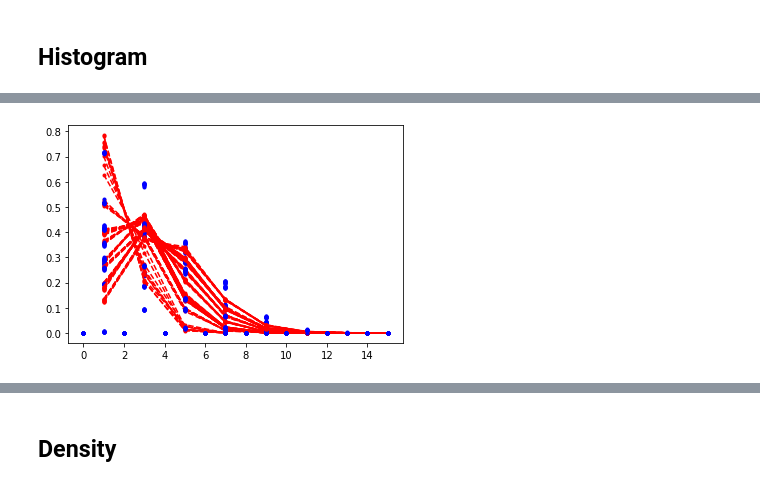
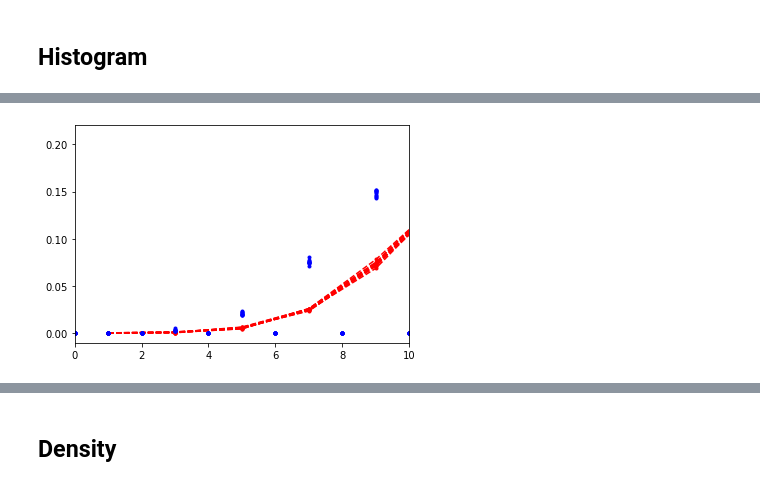
Before and after one commit to adrien-c-lopez/ctint_tutorial, a Jupyter notebook: examples/analysis.ipynb, the cells around one changed output, grey strips where cells are left out. Saved outputs shown, nothing was run; the diff lists cells and outputs as text; code cells hidden in the pictures.

```diff
--- a/examples/analysis.ipynb
+++ b/examples/analysis.ipynb
@@ -24,6 +26,7 @@ def fuse_eo(u):
 # %%
-nid = 10
-ids = np.arange(nid,dtype=int)
+nid = 1
+id0 =
+ids = np.arange(id0,id0+nid,dtype=int)
 
 files = []
 files2 = []
@@ -46,6 +49,8 @@ for id in ids:
         U.append(A['U'])
         delta.append(A['delta'])
         delta0.append(A['delta0'])
+        for i in range(Ns[-1]):
+            print(f"k0 = {A[f'k_{i}']}")
 
     with HDFArchive(files2[-1],'r') as B:
         Ns2.append(B['N'])
@@ -53,6 +58,8 @@ for id in ids:
         assert U[-1] == B['U']
         assert delta[-1] == B['delta']
         assert delta0[-1] == B['delta0']
+        for i in range(Ns2[-1]):
+            print(f"k0 = {B[f'k_{i}']}")
 
 print(f"Ns\t= {Ns}")
 print(f"Ns2\t= {Ns2}")
@@ -61,5 +68,5 @@ print(f"U\t= {U}")
 print(f"delta\t= {delta}")
 print(f"delta0\t= {delta0}")
 
-#ids = [0,3,4,5,6,7,9]
+ids = [0]
 # %% [output]
@@ -77,10 +95,7 @@ for id in ids:
         for i in range(Ns[id]):
             N = len(A[f'hist_{i}'])
             k = np.arange(N)
-            if True:
-                plt.plot(k,A[f'hist_{i}'],'r.--')
-            else:
-                plt.plot(k,A[f'hist_{i}'],'r.')
+            plt.plot(k,A[f'hist_{i}'],'r.--')
         plt.show()
 
         for i in range(Ns[id]):
@@ -143,22 +139,23 @@ for id in ids:
 # %%
 for id in ids:
     with HDFArchive(files[id],'r') as A:
         for i in range(Ns[id]):
             N = len(A[f'hist_{i}'])
             k = np.arange(N//2)*2+1
             h = fuse_eo(A[f'hist_{i}'][:N-N%2])
             plt.plot(k,h,'r.--')
+            #plt.vlines(U[id]*beta[id]/4,0,1,linestyles='--',colors='g')
 
 
     with HDFArchive(files2[id],'r') as B:
         for i in range(Ns2[id]):
             N = len(B[f'hist_{i}'])
             k = np.arange(N)
             plt.plot(k,B[f'hist_{i}'],'b.')
-
-plt.show()
+    plt.xlim(0,10)
+    plt.show()
 # %% [output]
-[figure, old version]
+[figure, new version]
 # %%
 for id in ids:
     with HDFArchive(files[id],'r') as A:
```
Also changed, not shown: parts of 28 cells of this notebook, 39 other files.
